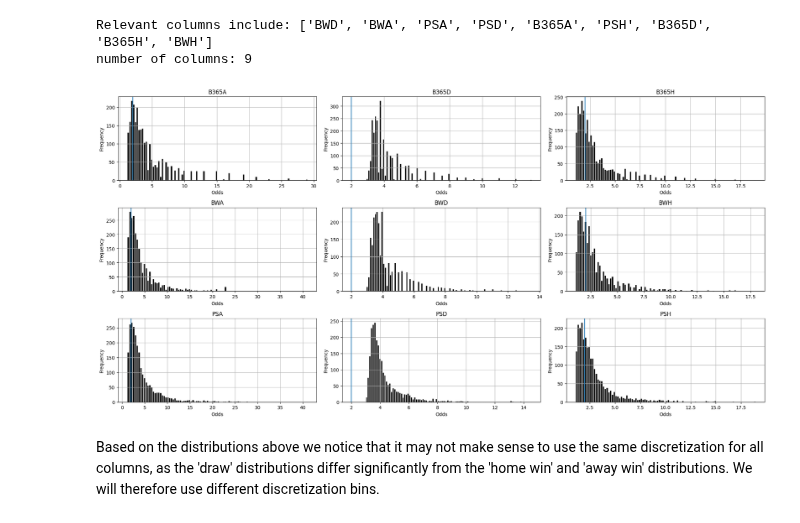
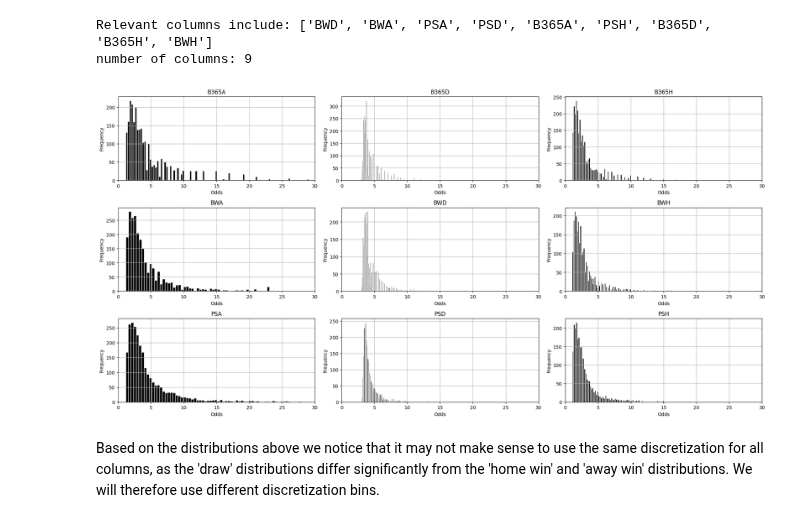
Before and after one commit to frederik007hb/Data-Mining, a Jupyter notebook: Pattern mining.ipynb, the cells around one changed output. Cells and saved outputs as stored; diff of their text form; code cells hidden in the pictures.

```diff
--- a/Pattern mining.ipynb
+++ b/Pattern mining.ipynb
@@ -171,28 +171,30 @@ number of columns: 9
 # %%
 fig, ax = plt.subplots(3, 3, figsize=(20, 10))
 ax = ax.flatten()
 
 for i, c in enumerate(sorted(relevant_cols)):
     if i >= len(ax):  # safety in case more columns than plots
         break
 
     data_col = data[c].dropna()
 
     ax[i].hist(data_col, bins=100, edgecolor='white', color='k')
     ax[i].set_title(f"{c}")
     ax[i].set_xlabel("Odds")
-    ax[i].axvline(2)
     ax[i].set_ylabel("Frequency")
+    # -- log scale for better visibility of low-frequency bins --
+    #ax[i].set_yscale('log')
+    ax[i].set_xlim(0, 30)
     ax[i].grid(True)
 
 # hide unused subplots (if any)
 for j in range(i + 1, len(ax)):
     ax[j].axis("off")
 
 plt.tight_layout()
 plt.show()
 # %% [output]
-[figure, old version]
+[figure, new version]
 # %% [markdown]
 Based on the distributions above we notice that it may not make sense to use the same discretization for all columns, as the 'draw' distributions differ significantly from the 'home win' and 'away win' distributions. We will therefore use different discretization bins.
 # %%
```
Also changed, not shown: parts of 1 cell of this notebook.
